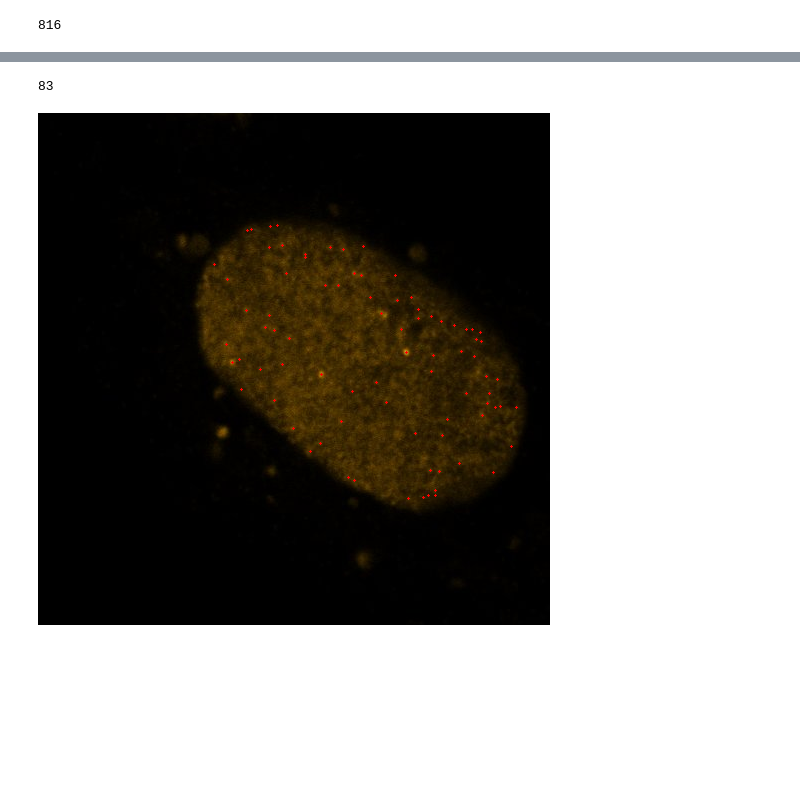
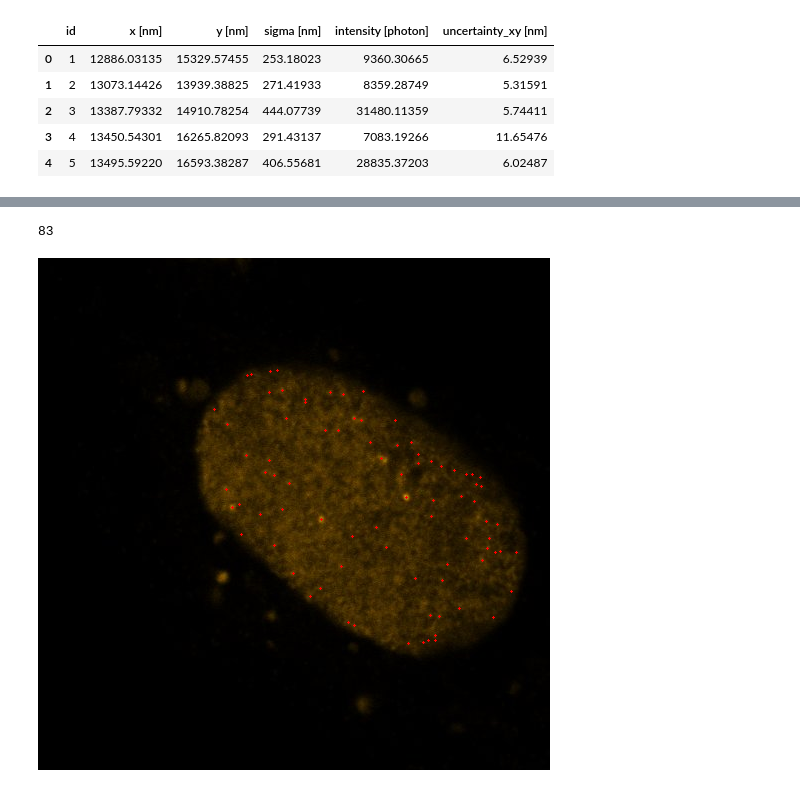
Before and after one commit to Lopatushka/LLPS, a Jupyter notebook: Kmean.ipynb, the cells around one changed output, grey strips where cells are left out. Saved outputs shown, nothing was run; the diff lists cells and outputs as text; code cells hidden in the pictures; blank space fills up the shorter version.

```diff
--- a/Kmean.ipynb
+++ b/Kmean.ipynb
@@ -10,7 +13,12 @@ from PIL import Image, ImageDraw
 # %%
 path = "./examples/series_01.csv"
 df = pd.read_csv(path)
 df.shape[0]
-#df.head()
+df.head()
 # %% [output]
-816
+|  | id | x [nm] | y [nm] | sigma [nm] | intensity [photon] | uncertainty_xy [nm] |
+| 0 | 1 | 12886.03135 | 15329.57455 | 253.18023 | 9360.30665 | 6.52939 |
+| 1 | 2 | 13073.14426 | 13939.38825 | 271.41933 | 8359.28749 | 5.31591 |
+| 2 | 3 | 13387.79332 | 14910.78254 | 444.07739 | 31480.11359 | 5.74411 |
+| 3 | 4 | 13450.54301 | 16265.82093 | 291.43137 | 7083.19266 | 11.65476 |
+| 4 | 5 | 13495.59220 | 16593.38287 | 406.55681 | 28835.37203 | 6.02487 |
```
Also changed, not shown: parts of 11 cells of this notebook.
